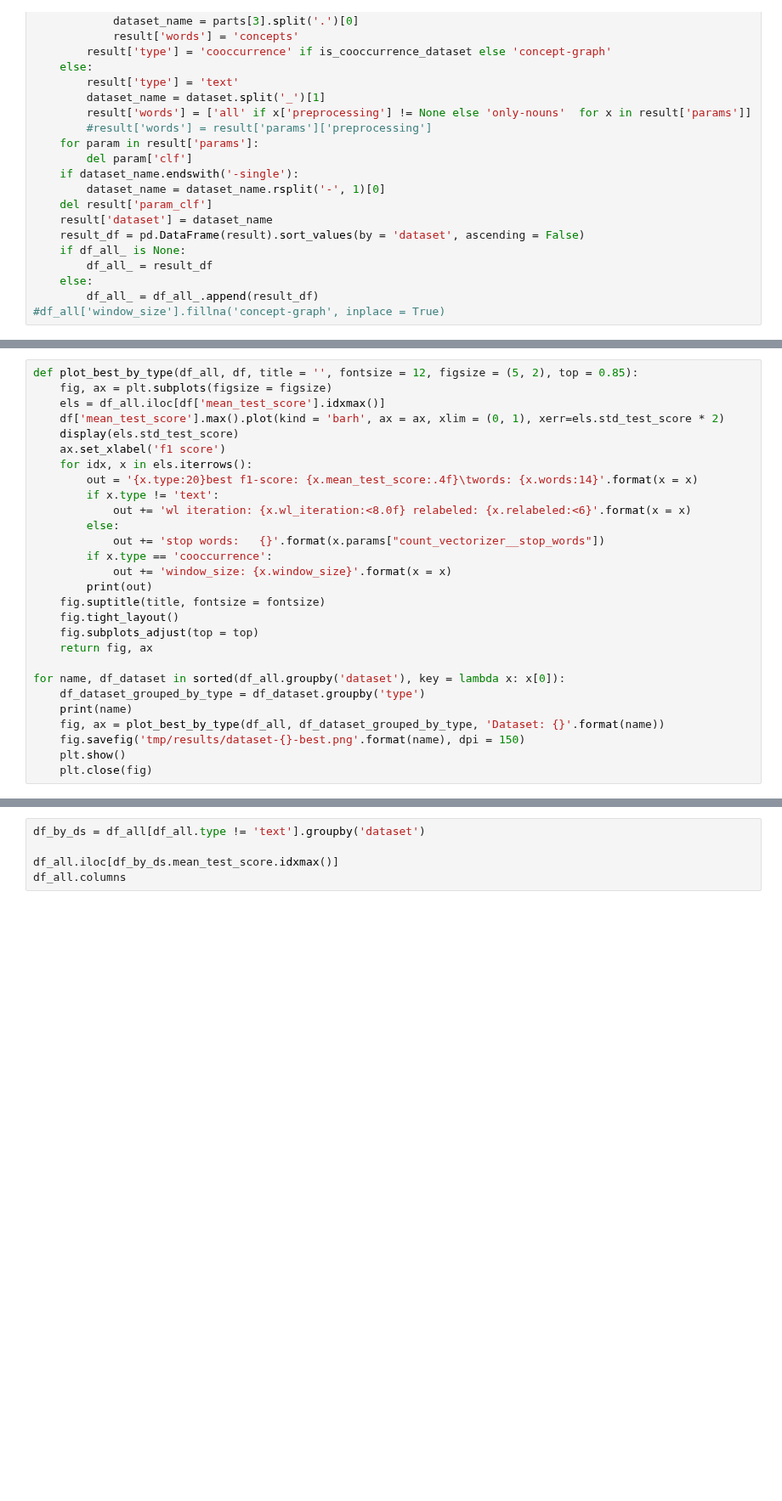
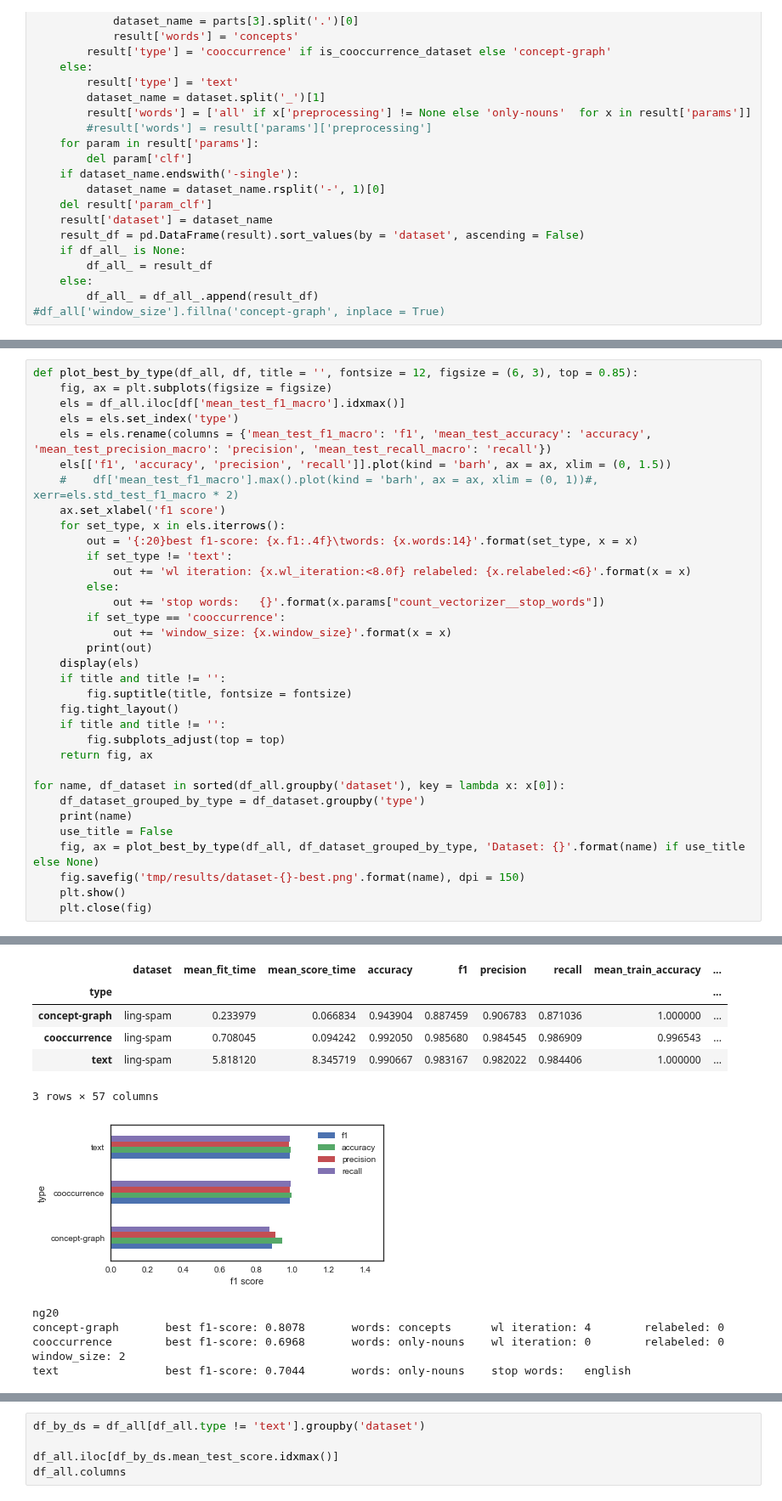
Before and after one commit to davidgengenbach/bachelor-thesis, a Jupyter notebook: code/statistics.ipynb, the cells around one changed output, grey strips where cells are left out. Shown at 85% size. Drawn from its saved outputs; the diff is of its cells as text; blank space fills up the shorter version.

```diff
--- a/code/statistics.ipynb
+++ b/code/statistics.ipynb
@@ -88,28 +119,35 @@ for name, df_dataset in df_all.groupby('dataset'):
 # %%
-def plot_best_by_type(df_all, df, title = '', fontsize = 12, figsize = (5, 2), top = 0.85):
+def plot_best_by_type(df_all, df, title = '', fontsize = 12, figsize = (6, 3), top = 0.85):
     fig, ax = plt.subplots(figsize = figsize)
-    els = df_all.iloc[df['mean_test_score'].idxmax()]
-    df['mean_test_score'].max().plot(kind = 'barh', ax = ax, xlim = (0, 1), xerr=els.std_test_score * 2)
-    display(els.std_test_score)
+    els = df_all.iloc[df['mean_test_f1_macro'].idxmax()]
+    els = els.set_index('type')
+    els = els.rename(columns = {'mean_test_f1_macro': 'f1', 'mean_test_accuracy': 'accuracy', 'mean_test_precision_macro': 'precision', 'mean_test_recall_macro': 'recall'})
+    els[['f1', 'accuracy', 'precision', 'recall']].plot(kind = 'barh', ax = ax, xlim = (0, 1.5))
+    #    df['mean_test_f1_macro'].max().plot(kind = 'barh', ax = ax, xlim = (0, 1))#, xerr=els.std_test_f1_macro * 2)
     ax.set_xlabel('f1 score')
-    for idx, x in els.iterrows():
-        out = '{x.type:20}best f1-score: {x.mean_test_score:.4f}\twords: {x.words:14}'.format(x = x)
-        if x.type != 'text':
+    for set_type, x in els.iterrows():
+        out = '{:20}best f1-score: {x.f1:.4f}\twords: {x.words:14}'.format(set_type, x = x)
+        if set_type != 'text':
             out += 'wl iteration: {x.wl_iteration:<8.0f} relabeled: {x.relabeled:<6}'.format(x = x)
         else:
             out += 'stop words:   {}'.format(x.params["count_vectorizer__stop_words"])
-        if x.type == 'cooccurrence':
+        if set_type == 'cooccurrence':
             out += 'window_size: {x.window_size}'.format(x = x)
         print(out)
-    fig.suptitle(title, fontsize = fontsize)
+    display(els)
+    if title and title != '':
+        fig.suptitle(title, fontsize = fontsize)
     fig.tight_layout()
-    fig.subplots_adjust(top = top)
+    if title and title != '':
+        fig.subplots_adjust(top = top)
     return fig, ax
 
 for name, df_dataset in sorted(df_all.groupby('dataset'), key = lambda x: x[0]):
     df_dataset_grouped_by_type = df_dataset.groupby('type')
     print(name)
-    fig, ax = plot_best_by_type(df_all, df_dataset_grouped_by_type, 'Dataset: {}'.format(name))
+    use_title = False
+    fig, ax = plot_best_by_type(df_all, df_dataset_grouped_by_type, 'Dataset: {}'.format(name) if use_title else None)
     fig.savefig('tmp/results/dataset-{}-best.png'.format(name), dpi = 150)
     plt.show()
     plt.close(fig)
+# %% [output]
@@ -115,0 +158,11 @@ for name, df_dataset in sorted(df_all.groupby('dataset'), key = lambda x: x[0]):
+|  | dataset | mean_fit_time | mean_score_time | accuracy | f1 | precision | recall | mean_train_accuracy | ... |
+| type |  |  |  |  |  |  |  |  | ... |
+| concept-graph | ling-spam | 0.233979 | 0.066834 | 0.943904 | 0.887459 | 0.906783 | 0.871036 | 1.000000 | ... |
+| cooccurrence | ling-spam | 0.708045 | 0.094242 | 0.992050 | 0.985680 | 0.984545 | 0.986909 | 0.996543 | ... |
+| text | ling-spam | 5.818120 | 8.345719 | 0.990667 | 0.983167 | 0.982022 | 0.984406 | 1.000000 | ... |
+3 rows × 57 columns
+[figure, added]
+ng20
+concept-graph       best f1-score: 0.8078       words: concepts      wl iteration: 4        relabeled: 0
+cooccurrence        best f1-score: 0.6968       words: only-nouns    wl iteration: 0        relabeled: 0     window_size: 2
+text                best f1-score: 0.7044       words: only-nouns    stop words:   english
```
Also changed, not shown: parts of 5 cells of this notebook, 16 other files.
